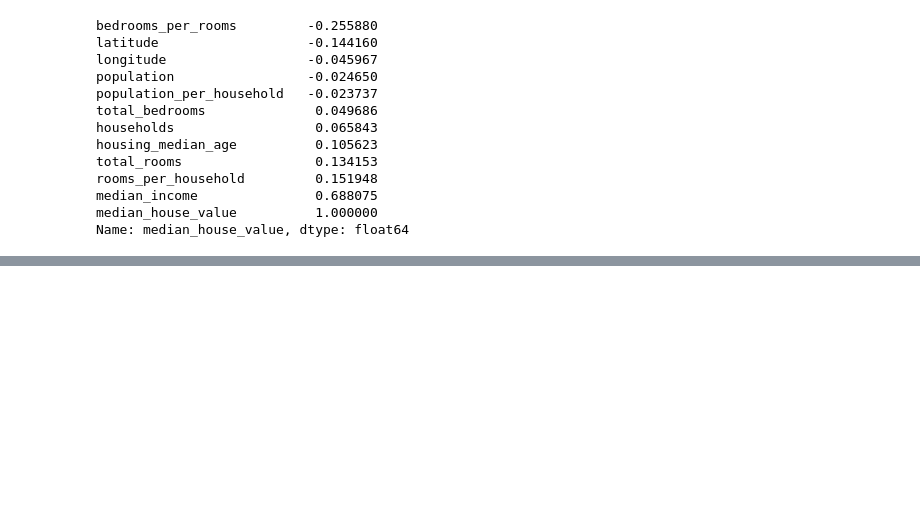
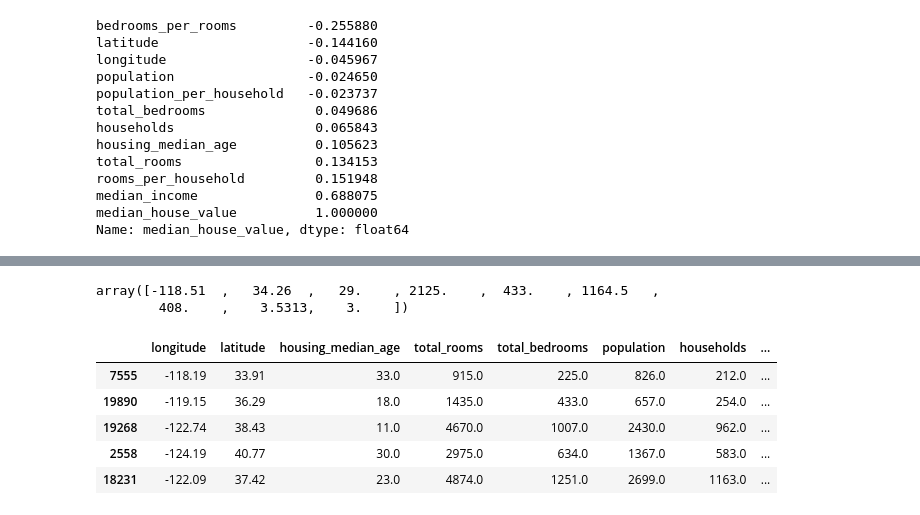
Before and after one commit to IT4063c-Spring23/In-class-sandbox, a Jupyter notebook: modules/end-to-end/notebook.ipynb, the cells around one changed output, grey strips where cells are left out. Drawn from its saved outputs; the diff is of its cells as text; code cells hidden in the pictures; blank space fills up the shorter version.

```diff
--- a/modules/end-to-end/notebook.ipynb
+++ b/modules/end-to-end/notebook.ipynb
@@ -209,3 +209,6 @@ rooms_per_household         0.151948
 median_income               0.688075
 median_house_value          1.000000
 Name: median_house_value, dtype: float64
+# %%
+housing_X = strat_train_set.drop('median_house_value', axis=1)
+housing_y = strat_train_set['median_house_value'].copy()
@@ -211,0 +246,11 @@ Name: median_house_value, dtype: float64
+# %%
+from sklearn.impute import SimpleImputer
+
+imputer = SimpleImputer(strategy='median')
+
+housing_X_num = housing_X.drop('ocean_proximity', axis=1)
+housing_X_cat = housing_X[['ocean_proximity']]
+
+X = imputer.fit_transform(housing_X_num)
+
+print(X)
@@ -211,0 +265,16 @@ Name: median_house_value, dtype: float64
+# %%
+imputer.statistics_
+# %% [output]
+array([-118.51  ,   34.26  ,   29.    , 2125.    ,  433.    , 1164.5   ,
+        408.    ,    3.5313,    3.    ])
+# %%
+housing_X_num_tr = pd.DataFrame(X, columns=housing_X_num.columns, index=housing_X_num.index)
+
+housing_X_num_tr.head()
+# %% [output]
+|  | longitude | latitude | housing_median_age | total_rooms | total_bedrooms | population | households | ... |
+| 7555 | -118.19 | 33.91 | 33.0 | 915.0 | 225.0 | 826.0 | 212.0 | ... |
+| 19890 | -119.15 | 36.29 | 18.0 | 1435.0 | 433.0 | 657.0 | 254.0 | ... |
+| 19268 | -122.74 | 38.43 | 11.0 | 4670.0 | 1007.0 | 2430.0 | 962.0 | ... |
+| 2558 | -124.19 | 40.77 | 30.0 | 2975.0 | 634.0 | 1367.0 | 583.0 | ... |
+| 18231 | -122.09 | 37.42 | 23.0 | 4874.0 | 1251.0 | 2699.0 | 1163.0 | ... |
```
Also changed, not shown: parts of 20 cells of this notebook.
